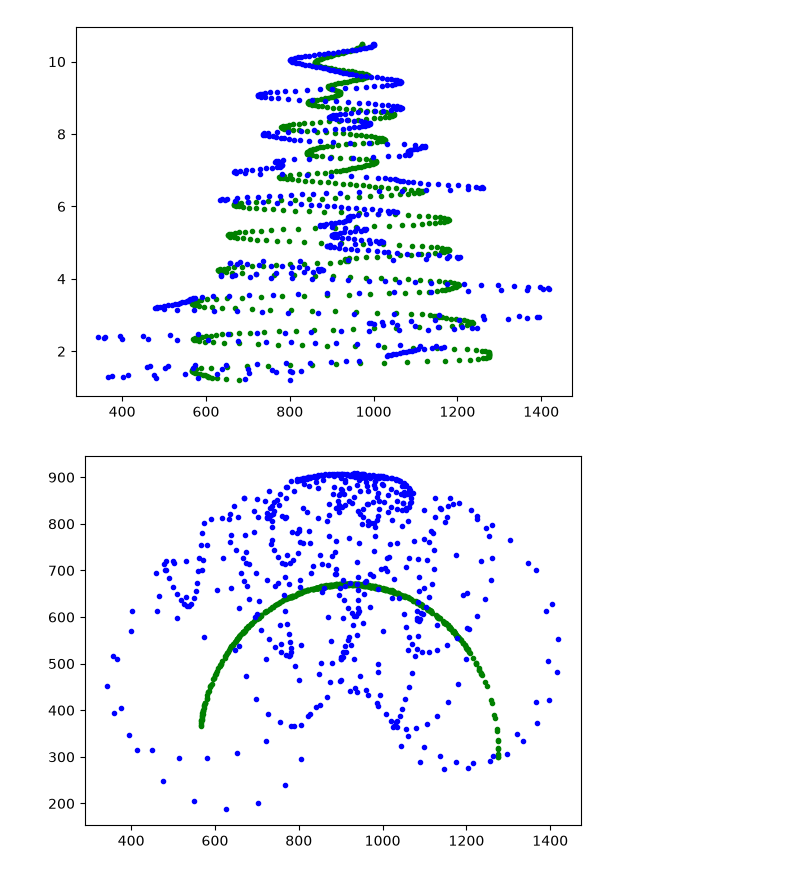
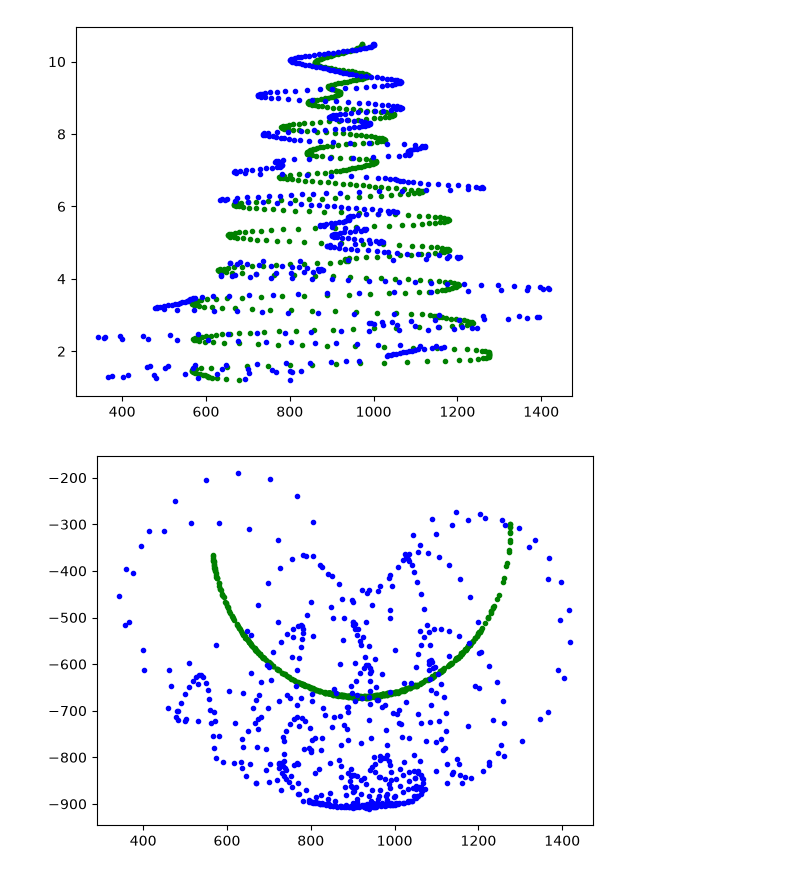
Before and after one commit to daantjebunschoten1-gif/RP---Double-Pendulum-, a Jupyter notebook: Data processing.ipynb, the cells around one changed output. Saved outputs shown, nothing was run; the diff lists cells and outputs as text; code cells hidden in the pictures.

```diff
--- a/Data processing.ipynb
+++ b/Data processing.ipynb
@@ -127,33 +172,33 @@ coords = coords[(coords["time_s"] >= t_start) & (coords["time_s"] <= t_end)].res
 tijd = coords["time_s"]
 theta_1_full = coords["theta1_deg"]
 theta_2_full = coords["theta2_deg"]
 theta_1_interpolated = np.where(coords["theta1_interpolated"], coords["theta1_deg"], np.nan)
 theta_2_interpolated = np.where(coords["theta2_rel_interpolated"], coords["theta2_deg"], np.nan)
 
 x_m_g = coords["Gx"]
-y_m_g = coords["Gy"]
+y_m_g = -coords["Gy"]
 x_m_b = coords["Bx"]
-y_m_b = coords["By"]
+y_m_b = -coords["By"]
 
 plt.figure()
 plt.plot(tijd, theta_1_full, "g.", label="theta1")
 plt.plot(tijd, theta_2_full, "b.", label="theta2")
 plt.plot(tijd, theta_1_interpolated, "r+", label="theta1 interpolated")
 plt.plot(tijd, theta_2_interpolated, "m+", label="theta2 interpolated")
 plt.xlabel("time (s)"); plt.ylabel("angle (deg)"); plt.legend();
 plt.show()
 
 
 plt.figure()
 plt.plot(x_m_g,tijd,"g.")
 plt.plot(x_m_b,tijd,"b.")
 plt.show()
 
 plt.figure()
 plt.plot(x_m_g,y_m_g,"g.")
 plt.plot(x_m_b,y_m_b,"b.")
 plt.show()
 # %% [output]
 [figure]
 [figure]
-[figure, old version]
+[figure, new version]
```
Also changed, not shown: parts of 1 cell of this notebook, 13 other files.
